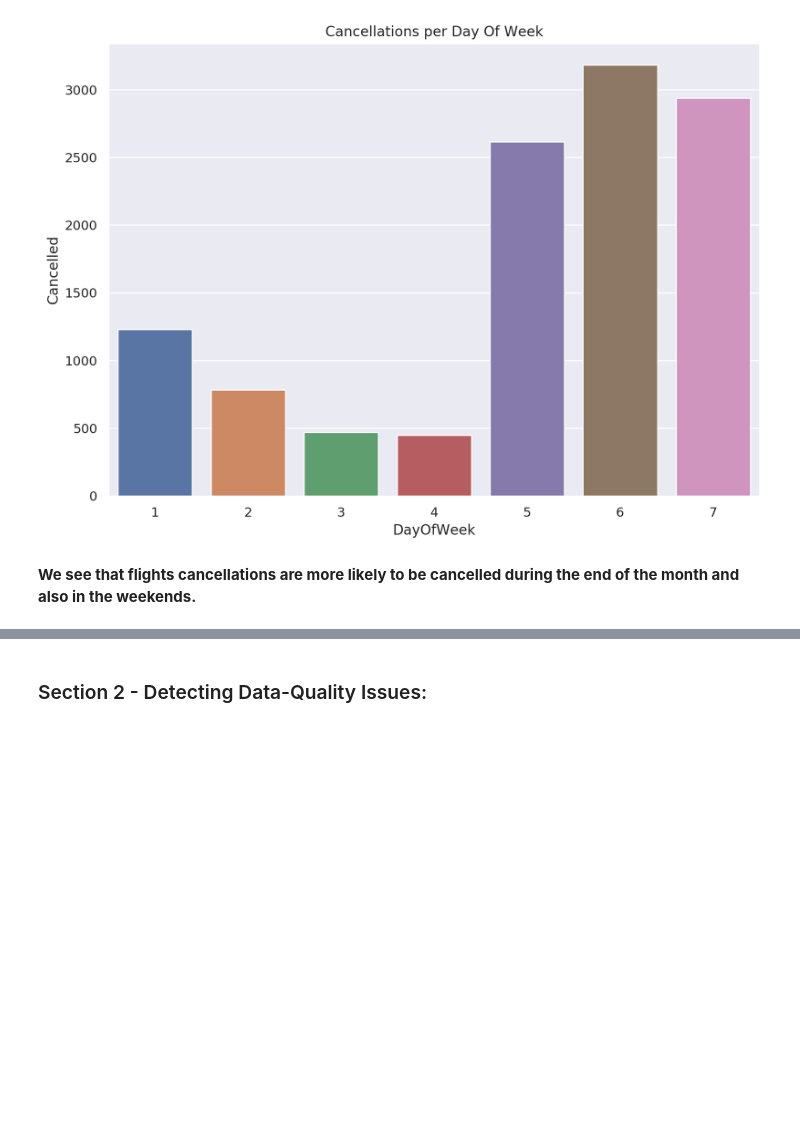
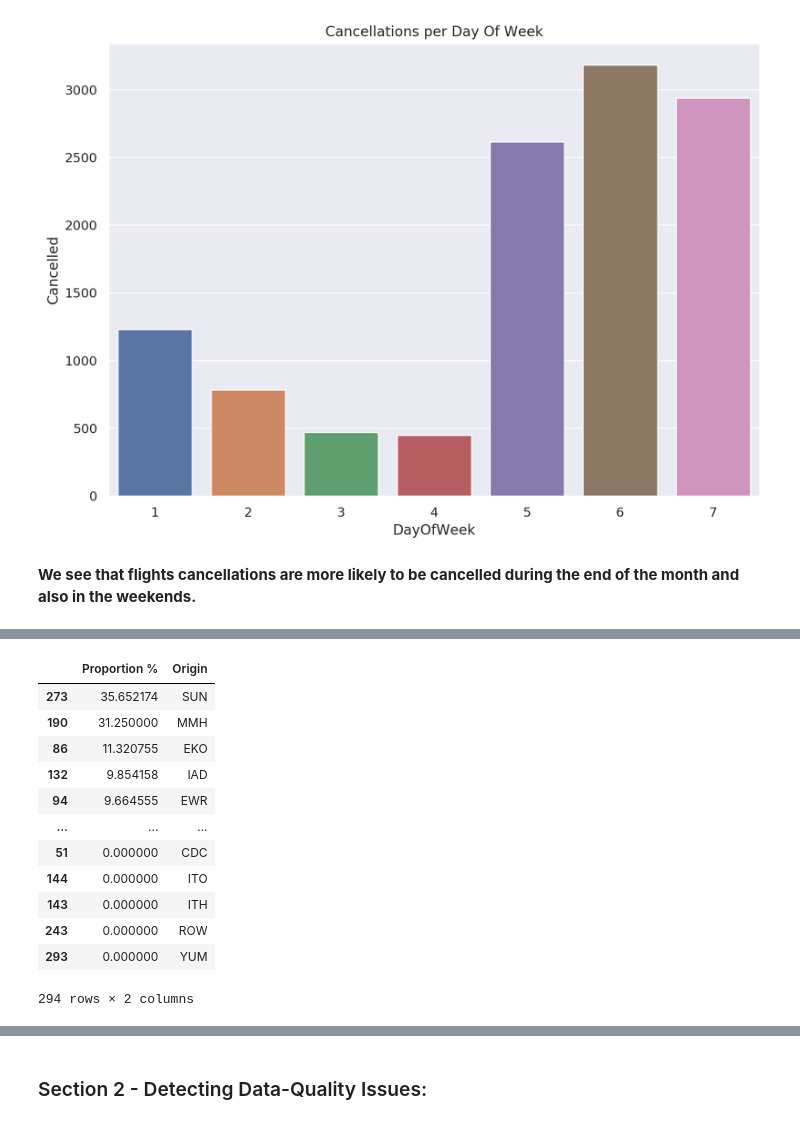
Before and after one commit to fausa/ADS508, a Jupyter notebook: FinalProject_Team5.ipynb, the cells around one changed output, grey strips where cells are left out. Drawn from its saved outputs; the diff is of its cells as text; code cells hidden in the pictures; blank space fills up the shorter version.

```diff
--- a/FinalProject_Team5.ipynb
+++ b/FinalProject_Team5.ipynb
@@ -588,0 +608,22 @@ Text(0.5, 1.0, 'Cancellations per Day Of Week')
+# %%
+# Proportion of cancelled flights to total number of flights per airport
+df_prop = pd.DataFrame((dff_Origin_airportcode['Cancelled']/df_total_flights_per_airport['Total Flights'])*100, columns=['Proportion %'])
+df_prop['Origin'] = sorted(flights_df.Origin.unique())
+
+# Sorting the dataframe to show the airport with the highest %
+df_prop = df_prop.sort_values(by=['Proportion %'], ascending=False)
+df_prop
+# %% [output]
+|  | Proportion % | Origin |
+| 273 | 35.652174 | SUN |
+| 190 | 31.250000 | MMH |
+| 86 | 11.320755 | EKO |
+| 132 | 9.854158 | IAD |
+| 94 | 9.664555 | EWR |
+| ... | ... | ... |
+| 51 | 0.000000 | CDC |
+| 144 | 0.000000 | ITO |
+| 143 | 0.000000 | ITH |
+| 243 | 0.000000 | ROW |
+| 293 | 0.000000 | YUM |
+294 rows × 2 columns
```
Also changed, not shown: parts of 9 cells of this notebook.
